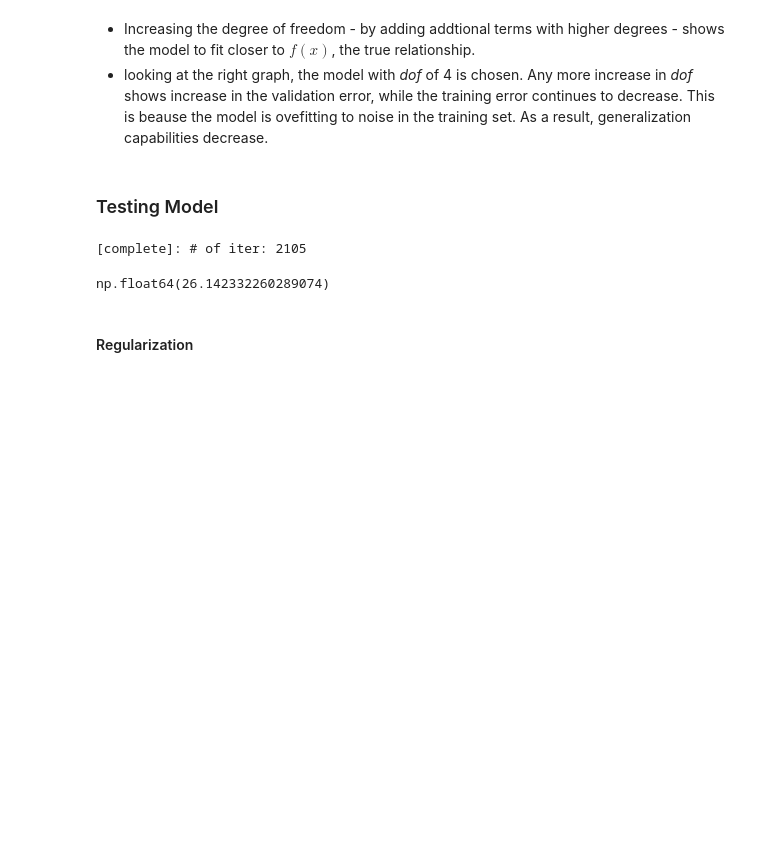
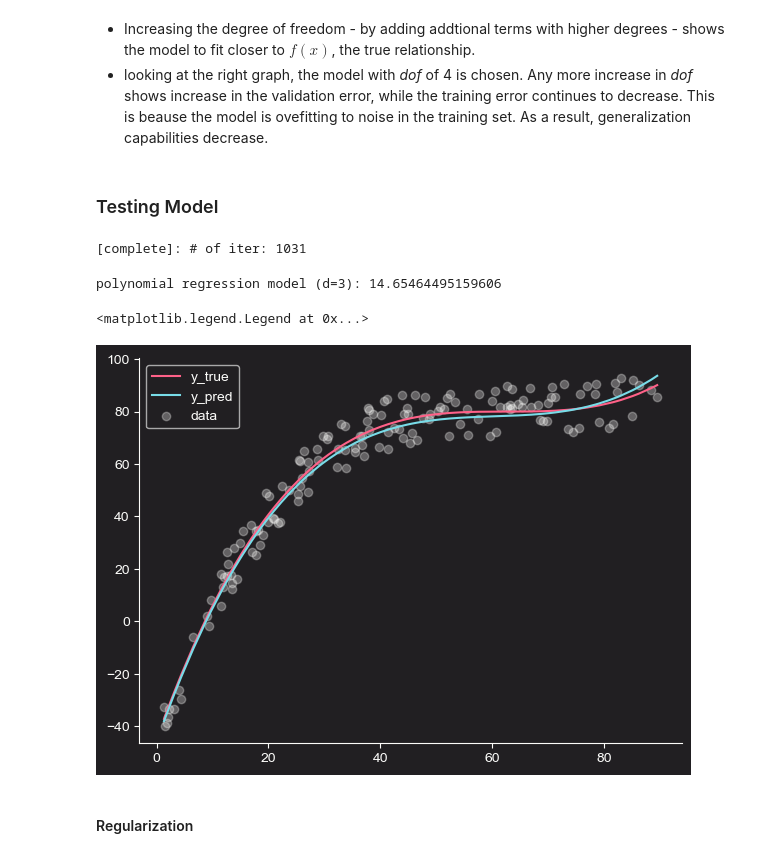
Before and after one commit to jakecreate/machine-learning-from-scratch, a Jupyter notebook: fundamentals_machine_learning.ipynb, the cells around one changed output. Saved outputs shown, nothing was run; the diff lists cells and outputs as text; code cells hidden in the pictures; blank space fills up the shorter version.

```diff
--- a/fundamentals_machine_learning.ipynb
+++ b/fundamentals_machine_learning.ipynb
@@ -557,18 +563,32 @@ for axes in ax.flat:
 # %% [markdown]
 ### Testing Model
 # %%
-X3_train_scaled = generate_degree(x_train_scaled, 4)
-X3_cv_scaled = generate_degree(x_cv_scaled, 4)
-X3_test_scaled = generate_degree(x_test_scaled, 4)
+X_opti_train_scaled = generate_degree(x_train_scaled, opti_degree)
+X_opti_cv_scaled = generate_degree(x_cv_scaled, opti_degree)
+X_opti_test_scaled = generate_degree(x_test_scaled, opti_degree)
 model = LinearRegression()
-model.fit(X3_train_scaled, y_train)
+model.fit(X_opti_train_scaled, y_train)
 # %% [output]
-[complete]: # of iter: 2105
+[complete]: # of iter: 1031
 # %%
-pred_3 = model.predict(X3_test_scaled)
-cost_mse(pred_3, y_test)
+y_pred_opti = model.predict(X_opti_test_scaled)
+print(f'polynomial regression model (d={opti_degree}):',cost_mse(y_pred_opti, y_test))
 # %% [output]
-np.float64(26.142332260289074)
+polynomial regression model (d=3): 14.65464495159606
+# %%
+fig, ax = plt.subplots(figsize=(7,5))
+X_scaled = generate_degree(scaler.scale(x), opti_degree)
+y_pred = model.predict(X_scaled)
+ax.plot(x, y_true, c=c_['red'], label='y_true')
+ax.plot(x, y_pred, c=c_['blue'], label='y_pred' )
+ax.scatter(x, y, c=c_['white'], label='data', alpha = 0.3)
+
+ax.spines[['top', 'right']].set_visible(False)
+ax.spines[['bottom', 'left']].set_color(c_['white'])
+ax.legend()
+# %% [output]
+<matplotlib.legend.Legend at 0x...>
+[figure, added]
 # %% [markdown]
 #### Regularization
 # %% [markdown]
```
Also changed, not shown: parts of 4 cells of this notebook.
